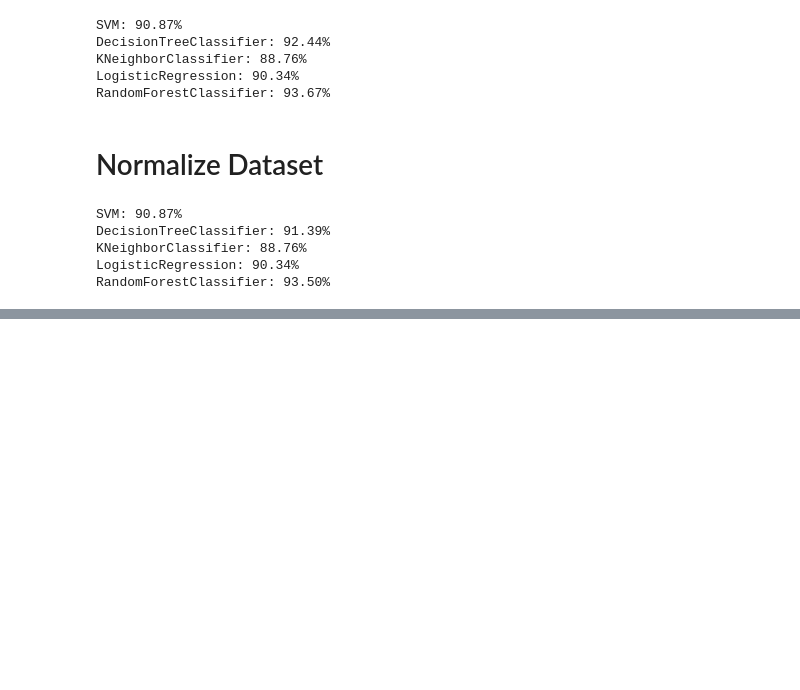
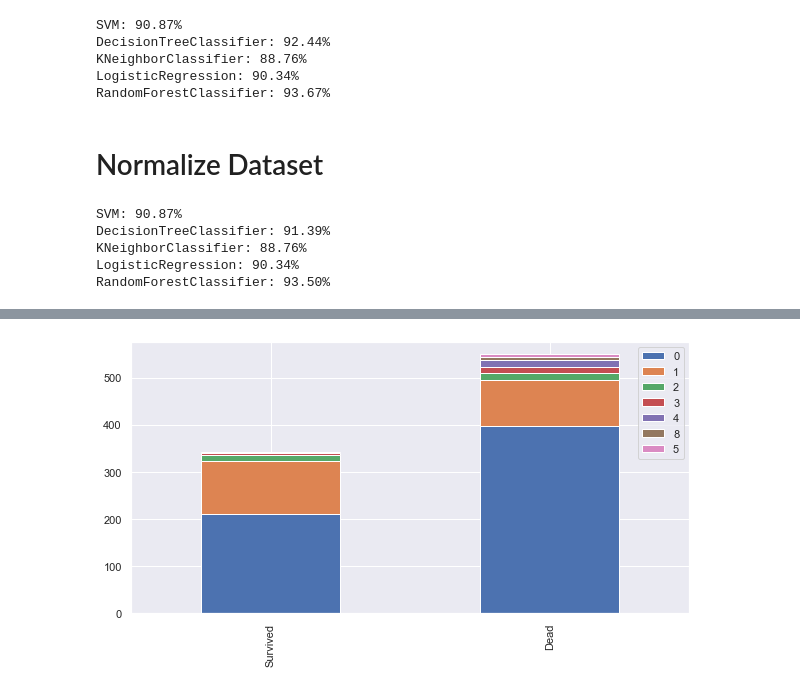
Before and after one commit to crickmj/Python_begins, a Jupyter notebook: for Practice/machinelearning_prac.ipynb, the cells around one changed output, grey strips where cells are left out. Saved outputs shown, nothing was run; the diff lists cells and outputs as text; code cells hidden in the pictures; blank space fills up the shorter version.

```diff
--- a/for Practice/machinelearning_prac.ipynb
+++ b/for Practice/machinelearning_prac.ipynb
@@ -475,0 +625,4 @@ RandomForestClassifier: 93.50%
+# %%
+bar_chart('SibSp')
+# %% [output]
+[figure, added]
```
Also changed, not shown: parts of 19 cells of this notebook.
